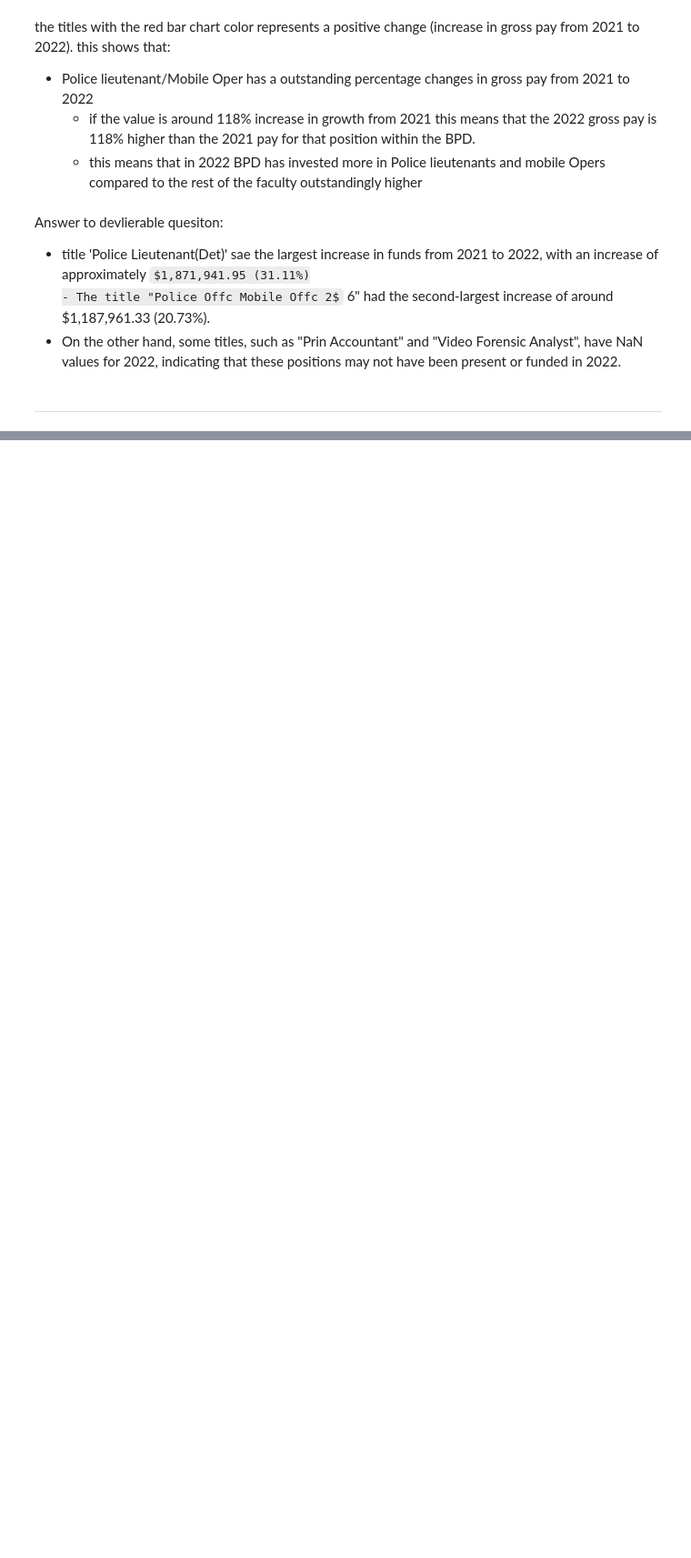
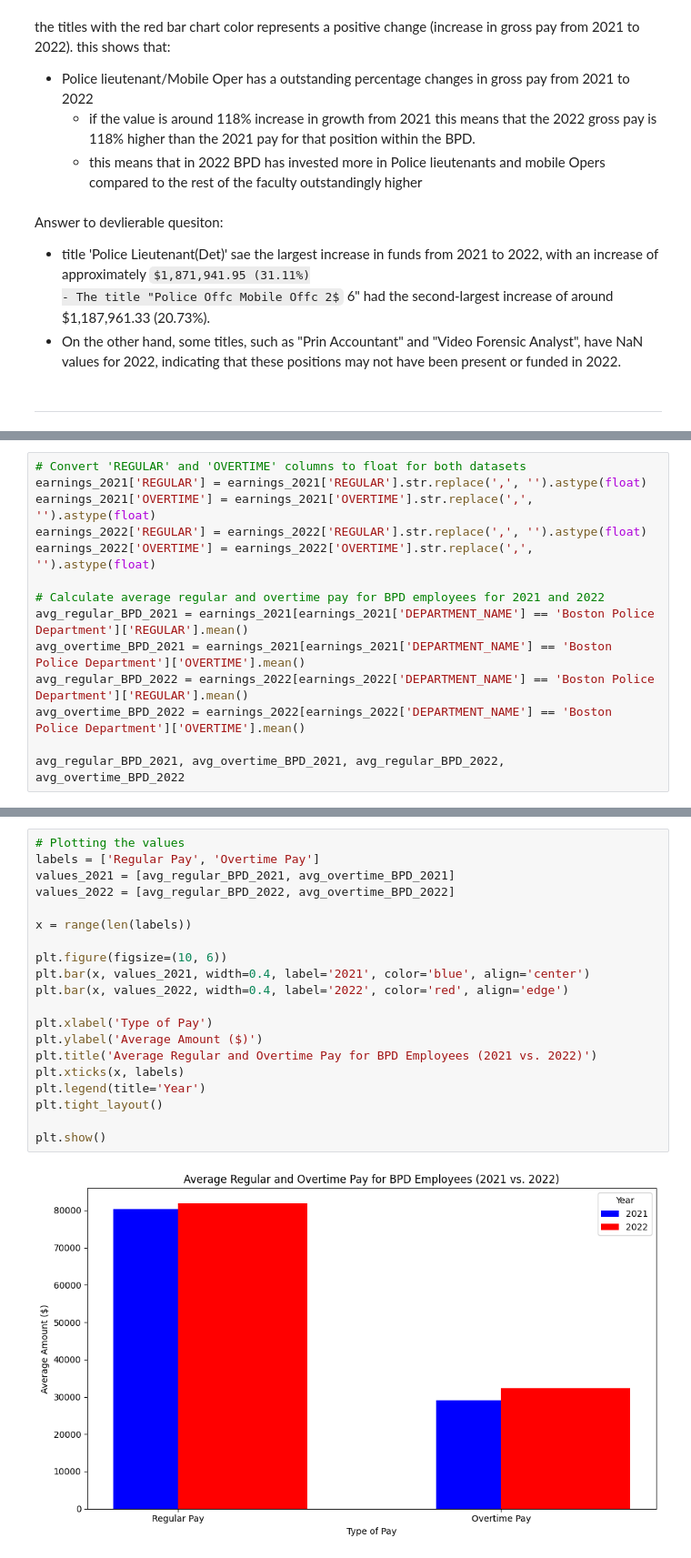
Before and after one commit to BU-Spark/ds-police-overtime, a Jupyter notebook: fa23-team-f/data/data_info.ipynb, the cells around one changed output, grey strips where cells are left out. Shown: that part at 91% size. Cells and saved outputs as stored; diff of their text form; some formulas as TeX source; blank space fills up the shorter version.

```diff
--- a/fa23-team-f/data/data_info.ipynb
+++ b/fa23-team-f/data/data_info.ipynb
@@ -251,0 +373,14 @@ How has fundings shifted between departments ?
+# %%
+# Convert 'REGULAR' and 'OVERTIME' columns to float for both datasets
+earnings_2021['REGULAR'] = earnings_2021['REGULAR'].str.replace(',', '').astype(float)
+earnings_2021['OVERTIME'] = earnings_2021['OVERTIME'].str.replace(',', '').astype(float)
+earnings_2022['REGULAR'] = earnings_2022['REGULAR'].str.replace(',', '').astype(float)
+earnings_2022['OVERTIME'] = earnings_2022['OVERTIME'].str.replace(',', '').astype(float)
+
+# Calculate average regular and overtime pay for BPD employees for 2021 and 2022
+avg_regular_BPD_2021 = earnings_2021[earnings_2021['DEPARTMENT_NAME'] == 'Boston Police Department']['REGULAR'].mean()
+avg_overtime_BPD_2021 = earnings_2021[earnings_2021['DEPARTMENT_NAME'] == 'Boston Police Department']['OVERTIME'].mean()
+avg_regular_BPD_2022 = earnings_2022[earnings_2022['DEPARTMENT_NAME'] == 'Boston Police Department']['REGULAR'].mean()
+avg_overtime_BPD_2022 = earnings_2022[earnings_2022['DEPARTMENT_NAME'] == 'Boston Police Department']['OVERTIME'].mean()
+
+avg_regular_BPD_2021, avg_overtime_BPD_2021, avg_regular_BPD_2022, avg_overtime_BPD_2022
@@ -251,0 +396,22 @@ How has fundings shifted between departments ?
+# %%
+# Plotting the values
+labels = ['Regular Pay', 'Overtime Pay']
+values_2021 = [avg_regular_BPD_2021, avg_overtime_BPD_2021]
+values_2022 = [avg_regular_BPD_2022, avg_overtime_BPD_2022]
+
+x = range(len(labels))
+
+plt.figure(figsize=(10, 6))
+plt.bar(x, values_2021, width=0.4, label='2021', color='blue', align='center')
+plt.bar(x, values_2022, width=0.4, label='2022', color='red', align='edge')
+
+plt.xlabel('Type of Pay')
+plt.ylabel('Average Amount ($)')
+plt.title('Average Regular and Overtime Pay for BPD Employees (2021 vs. 2022)')
+plt.xticks(x, labels)
+plt.legend(title='Year')
+plt.tight_layout()
+
+plt.show()
+# %% [output]
+[figure, added]
```
Also changed, not shown: parts of 34 cells of this notebook.
